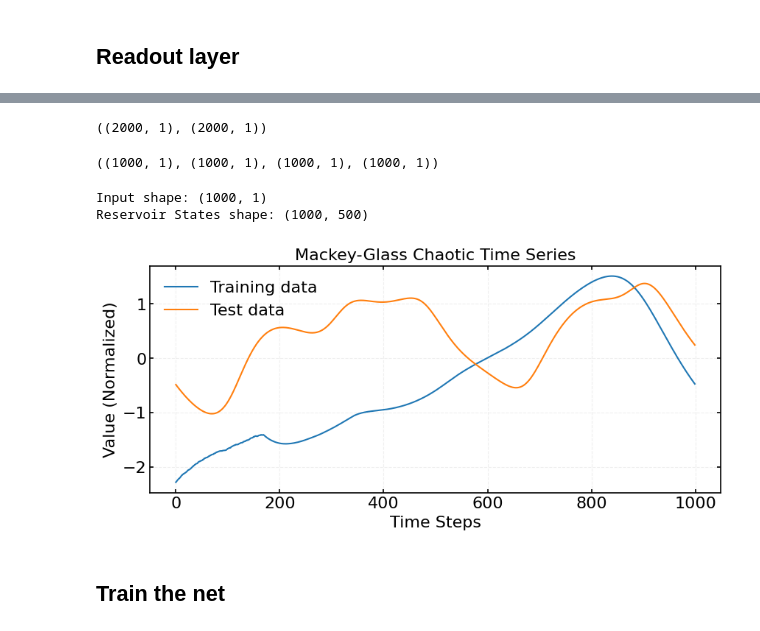
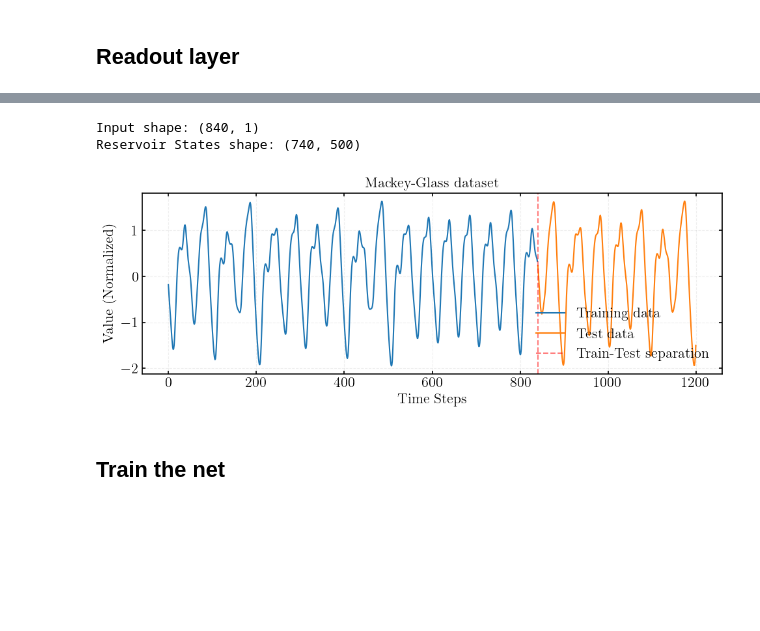
Before and after one commit to filippobezzi/Bayesian-Inference-in-High-Dimensional-Reservoir-Dynamics-for-Neural-Time-Series, a Jupyter notebook: quantile_regression.ipynb, the cells around one changed output, grey strips where cells are left out. Cells and saved outputs as stored; diff of their text form; code cells hidden in the pictures; blank space fills up the shorter version.

```diff
--- a/quantile_regression.ipynb
+++ b/quantile_regression.ipynb
@@ -17,9 +21,9 @@ from utils import Reservoir, DataGenerator
 
 plt.rcParams.update({
     # LaTeX and Fonts
-    # "text.usetex": True,
-    # "font.family": "cmr10",
-    # "text.latex.preamble": r"\usepackage{amsmath, amssymb}",
+    "text.usetex": True,
+    "font.family": "cmr10",
+    "text.latex.preamble": r"\usepackage{amsmath, amssymb}",
     "font.size": 16,
     "axes.titlesize": 16,
     "axes.labelsize": 16,
@@ -93,5 +136,6 @@ class ReadoutMLP(nn.Module):
 # %%
-Time_steps = 2000
+# Data parameters
+Time_steps = 14000
 tau = 17
 n = 10
 beta = 0.2
@@ -99,46 +143,60 @@ gamma = 0.1
 delta_t = 0.1
 
 X, Y = DataGenerator(Time_steps, tau, n, beta, gamma, delta_t).generate_data()
-X.shape, Y.shape
+
+# Clean dataset
+washout = 2000
+X = X[washout:]
+Y = Y[washout:]
+
+X = X[::10]
+Y = Y[::10]
-# %% [output]
-((2000, 1), (2000, 1))
 # %%
-X_train = X[:1000, :]
-Y_train = Y[:1000, :]
+# Split Train e Test
+train_points = int(len(X) * 0.7)
 
-X_test = X[1000:, :]
-Y_test = Y[1000:, :]
+X_train = X[:train_points, :]
+Y_train = Y[:train_points, :]
 
-X_train.shape, Y_train.shape, X_test.shape, Y_test.shape
+X_test = X[train_points:, :]
+Y_test = Y[train_points:, :]
+
+# Reservoir
+res = Reservoir(input_dim=1, reservoir_dim=500, spectral_radius=0.9, seed=42)
+S_train = res.get_states(X_train)
+S_test = res.get_states(X_test)
+
+burnin = 100
+
+S_train = S_train[burnin:, :]
+Y_train = Y_train[burnin:, :]
+
+S_test = S_test[burnin:, :]
+Y_test = Y_test[burnin:, :]
+
+print(f"Input shape: {X_train.shape}")
+print(f"Reservoir States shape: {S_train.shape}")
 # %% [output]
-((1000, 1), (1000, 1), (1000, 1), (1000, 1))
+Input shape: (840, 1)
+Reservoir States shape: (740, 500)
 # %%
-input_dim = X_train.shape[1]
-reservoir_dim = 500
-spectral_radius = 0.9
-seed = 42
+# Plot dataset
+plt.figure(figsize=(10, 4))
+len_train = len(X_train)
+len_test = len(X_test)
 
-res = Reservoir(input_dim, reservoir_dim, spectral_radius, seed)
+plt.plot(range(len_train), X_train, label="Training data")
+plt.plot(range(len_train, len_train + len_test), X_test, label="Test data")
 
-S_train = res.get_states(X_train)
-S_test = res.get_states(X_test)
+plt.axvline(x=len_train, color="red", linestyle="--", alpha=0.5, label="Train-Test separation")
 
-print(f"Input shape: {X_train.shape}")
-print(f"Reservoir States shape: {S_train.shape}")
-
-plt.figure(figsize=(10, 4))
-plt.plot(X_train, label="Training data")
-plt.plot(X_test, label="Test data")
-
-plt.title("Mackey-Glass Chaotic Time Series")
+plt.title("Mackey-Glass dataset")
 plt.xlabel("Time Steps")
 plt.ylabel("Value (Normalized)")
 plt.legend(loc="best", frameon=False)
-
+plt.tight_layout()
 plt.show()
 # %% [output]
-Input shape: (1000, 1)
-Reservoir States shape: (1000, 500)
-[figure, old version]
+[figure, new version]
 # %%
 # Recast data to torch tensors
```
Also changed, not shown: parts of 32 cells of this notebook, 1 other file.
